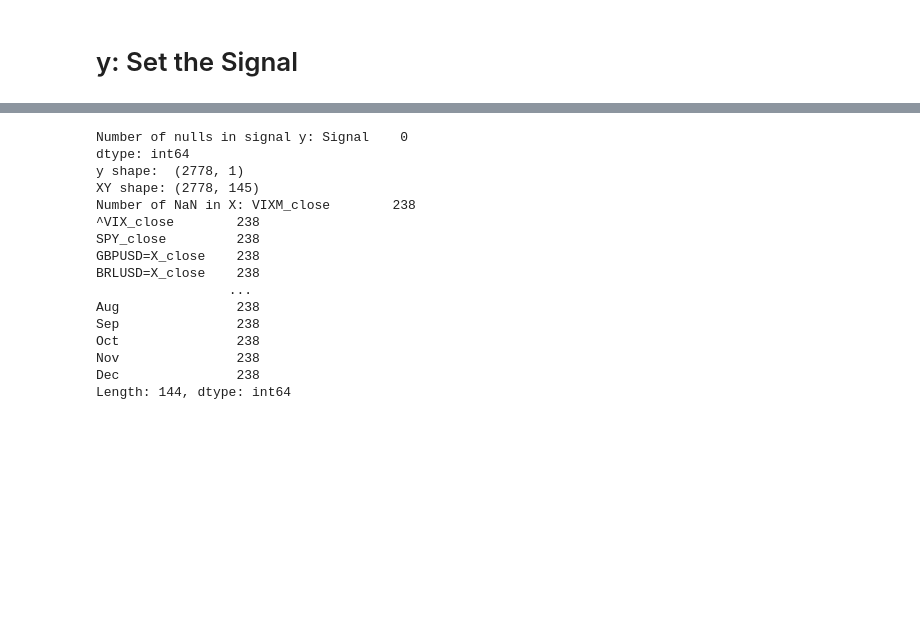
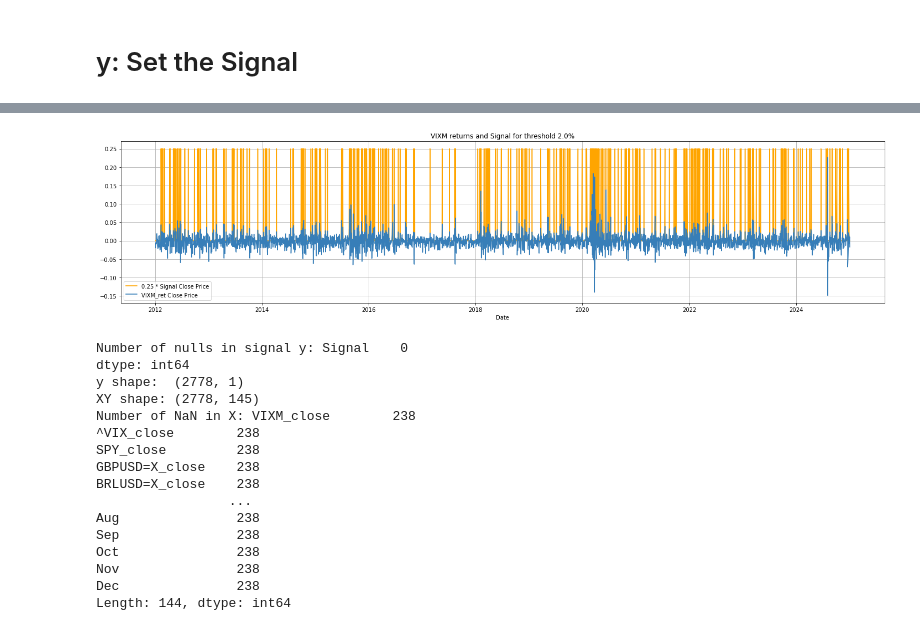
Before and after one commit to paocarvajal1912/VIXM-Algorithmic-Strategy, a Jupyter notebook: vixm_adaboost_model_evaluation.ipynb, the cells around one changed output, grey strips where cells are left out. Drawn from its saved outputs; the diff is of its cells as text; code cells hidden in the pictures; blank space fills up the shorter version.

Commit message:
Add Signal and generation of feature matrix X

```diff
--- a/vixm_adaboost_model_evaluation.ipynb
+++ b/vixm_adaboost_model_evaluation.ipynb
@@ -247,8 +248,8 @@ Rolling volatilities component completed (X8)
 # %% [markdown]
 ### X10: Day of the Week effect
 # %%
-X10 = get_day_of_week_component(
+X_components[10] = get_day_of_week_component(
     close_prices_df=data['prices'],
-    display_results=True
+    display_results=False
 )
 # %% [output]
@@ -274,7 +257,7 @@ Calculation of day of the week effect component (X10) completed.
 # %% [markdown]
 ### X11: Month effect
 # %%
-X11 = get_month_component(
+X_components[11] = get_month_component(
     close_prices_df=data['prices'],
     display_results=False
 )
@@ -337,0 +272,3 @@ X11.shape: (2609, 12), 2014-02-04 00:00:00, 2024-09-26 00:00:00
+# %%
+X = get_X(X_components,config,inclusion_list=['all'])
+X.shape
@@ -405,0 +287,2 @@ pd.concat([vixm_ret,y], axis=1)
+# %%
+y, XY = setup_signal(X, config, display_results=True)
@@ -406,3 +307,16 @@ pd.concat([vixm_ret,y], axis=1)
+# %%
+plot_tickers_with_scaling(
+            XY,
+            key=None,
+            as_is_tickers=['VIXM_ret'],
+            scaled_tickers=['Signal'],
+            scaled_factors=[0.25],
+            height=5,
+            wide=20,
+            title=f"VIXM returns and Signal for threshold {100*config['threshold']}%"
+        )
+# %% [output]
+[figure, added]
 # %%
 # Outputs for the model tuning
 
```
Also changed, not shown: parts of 21 cells of this notebook, 5 other files.
